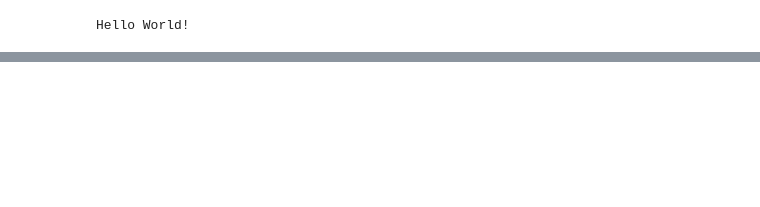
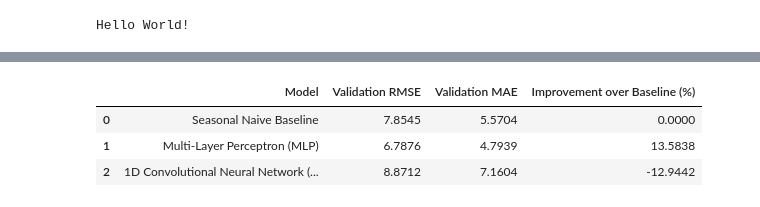
Before and after one commit to HarjapP/4010Project, a Jupyter notebook: aise_project_group8.ipynb, the cells around one changed output, grey strips where cells are left out. Saved outputs shown, nothing was run; the diff lists cells and outputs as text; code cells hidden in the pictures; blank space fills up the shorter version.

```diff
--- a/aise_project_group8.ipynb
+++ b/aise_project_group8.ipynb
@@ -64,0 +309,31 @@ Lookback window: 72 hours | Forecast horizon: 24 hours
+# %%
+def evaluate_model(model, X_v, y_v_unscaled):
+    model.eval()
+    with torch.no_grad():
+        preds_scaled = model(torch.tensor(X_v, dtype=torch.float32).to(device)).cpu().numpy()
+    preds_unscaled = inverse_scale_target(preds_scaled)
+    rmse = np.sqrt(mean_squared_error(y_v_unscaled, preds_unscaled))
+    mae = mean_absolute_error(y_v_unscaled, preds_unscaled)
+    return rmse, mae
+
+mlp_rmse, mlp_mae = evaluate_model(mlp_model, X_val, y_val_unscaled)
+cnn_rmse, cnn_mae = evaluate_model(cnn_model, X_val, y_val_unscaled)
+
+# Summary Comparison Table
+comparison_df = pd.DataFrame({
+    'Model': ['Seasonal Naive Baseline', 'Multi-Layer Perceptron (MLP)', '1D Convolutional Neural Network (CNN)'],
+    'Validation RMSE': [baseline_rmse, mlp_rmse, cnn_rmse],
+    'Validation MAE': [baseline_mae, mlp_mae, cnn_mae],
+    'Improvement over Baseline (%)': [
+        0.0,
+        ((baseline_rmse - mlp_rmse) / baseline_rmse) * 100,
+        ((baseline_rmse - cnn_rmse) / baseline_rmse) * 100
+    ]
+})
+
+display(comparison_df.round(4))
+# %% [output]
+|  | Model | Validation RMSE | Validation MAE | Improvement over Baseline (%) |
+| 0 | Seasonal Naive Baseline | 7.8545 | 5.5704 | 0.0000 |
+| 1 | Multi-Layer Perceptron (MLP) | 6.7876 | 4.7939 | 13.5838 |
+| 2 | 1D Convolutional Neural Network (... | 8.8712 | 7.1604 | -12.9442 |
```
Also changed, not shown: parts of 13 cells of this notebook.
